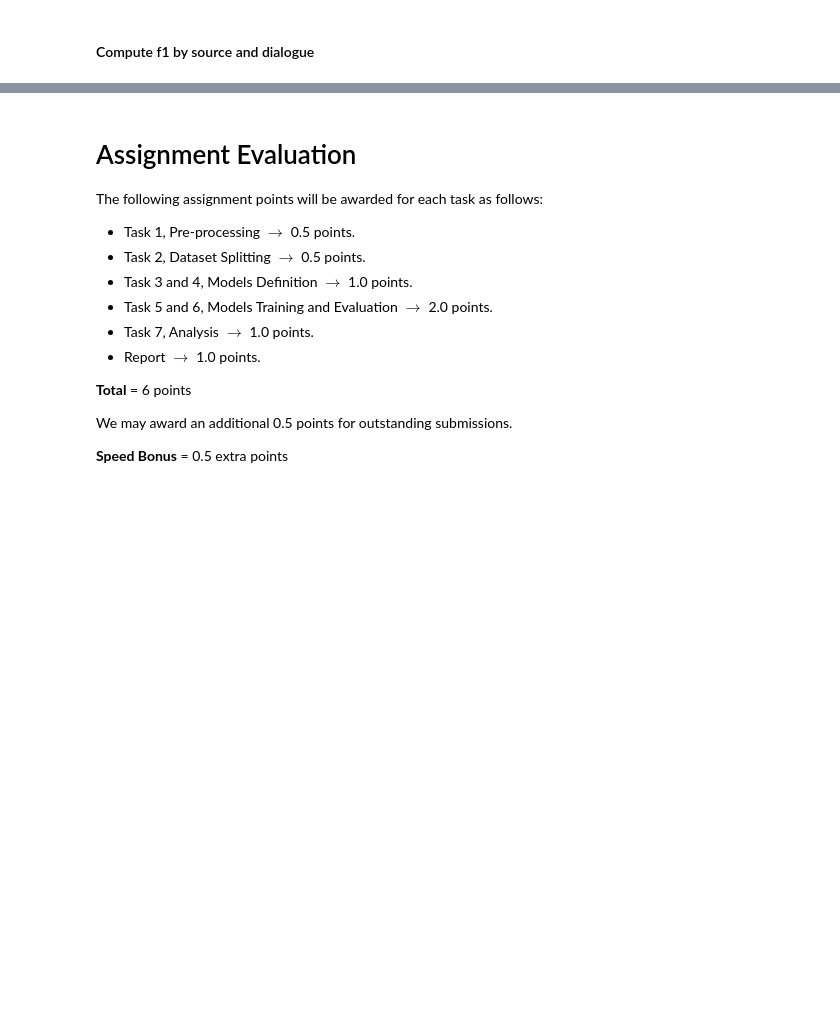
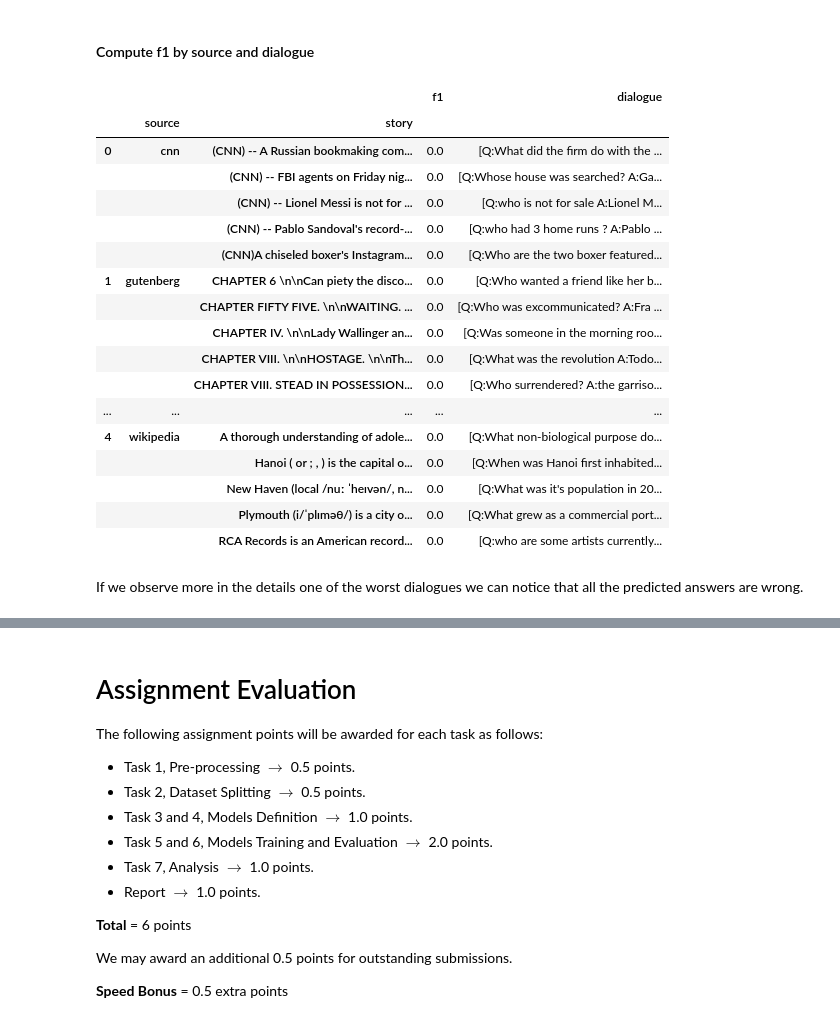
Before and after one commit to Valendrew/pos-tagging-abstractive-qa, a Jupyter notebook: Question_answering/master-nlp-ass02.ipynb, the cells around one changed output, grey strips where cells are left out. Drawn from its saved outputs; the diff is of its cells as text; code cells hidden in the pictures; blank space fills up the shorter version.

Commit message:
feat: new implementation of the evaluation and structure changes

```diff
--- a/Question_answering/master-nlp-ass02.ipynb
+++ b/Question_answering/master-nlp-ass02.ipynb
@@ -1132,0 +1223,3 @@ The f1 score is 13.405680520723562
+# %%
+model = confirm_btn.imported_model
+tokenizer = confirm_btn.imported_tokenizer
@@ -1132,0 +1228,7 @@ The f1 score is 13.405680520723562
+# %%
+x_test, _, _ = tokenize_samples(
+    dataset_test, tokenizer, with_history=True, batch_size=1024
+)
+curr_f1_score, pred_answers = compute_f1_score(model, x_test, dataset_test['answers'],
+                                               f1_metric, tokenizer, batch_size=500,
+                                               return_pred_answers=True)
@@ -1191,8 +1363,6 @@ def compute_top_worst_k(scores, questions, answers, predictions, k=5):
     print(f"\nThe worst five f1 scores are:")
     display(ranking_worst)
 # %%
-f1_scores_quest, preds, answers = compute_f1_single_questions(model, tokenizer, x_test,
-                                                        dataset_test['answers'],
-                                                        f1_metric)
+f1_scores_quest = compute_f1_single_questions(pred_answers, dataset_test['answers'], f1_metric)
 
-compute_top_worst_k(f1_scores_quest, df_final_evaluation['questions'], answers, preds, 5)
+compute_top_worst_k(f1_scores_quest, dataset_test['questions'], dataset_test['answers'], pred_answers, 5)
@@ -1216,7 +1401,7 @@ def compute_f1_group(sample, metric):
     return pd.Series({'f1':metric.compute()['f1'], 'dialogue': sumstr})
 
 
-def f1_score_source_dialogue(df, predictions, metric, drop_index=False):
+def f1_score_source_dialogue(df, predictions, metric, drop_index=None):
     '''
         Returns a DataFrame with 2 additional columns, one for the f1 score at
         a dialogue level and another for the dialogue with the questions, the
@@ -1228,8 +1413,11 @@ def f1_score_source_dialogue(df, predictions, metric, drop_index=False):
     new_df['predictions'] = predictions
 
     new_df = new_df.groupby(['source','story'], sort=True) \
-                    .apply(compute_f1_group, metric=metric) \
-                    .reset_index(drop=drop_index)
+                    .apply(compute_f1_group, metric=metric)
+
+    if drop_index is not None:
+        assert isinstance(drop_index, bool), "ERROR: drop_index needs to be a bool."
+        new_df = new_df.reset_index(drop=drop_index)
     return new_df
 # %%
 df_f1 = f1_score_source_dialogue(df_final_evaluation, pred_answers, f1_metric)
@@ -1236,0 +1425,24 @@ df_f1.head()
+# %%
+worst_5_dialogues = df_f1.groupby('source', as_index=False).apply(lambda x: x.nsmallest(5, columns=['f1']))
+display(worst_5_dialogues)
+# %% [output]
+|  |  |  | f1 | dialogue |
+|  | source | story |  |  |
+| 0 | cnn | (CNN) -- A Russian bookmaking com... | 0.0 | [Q:What did the firm do with the ... |
+|  |  | (CNN) -- FBI agents on Friday nig... | 0.0 | [Q:Whose house was searched? A:Ga... |
+|  |  | (CNN) -- Lionel Messi is not for ... | 0.0 | [Q:who is not for sale A:Lionel M... |
+|  |  | (CNN) -- Pablo Sandoval's record-... | 0.0 | [Q:who had 3 home runs ? A:Pablo ... |
+|  |  | (CNN)A chiseled boxer's Instagram... | 0.0 | [Q:Who are the two boxer featured... |
+| 1 | gutenberg | CHAPTER 6 \n\nCan piety the disco... | 0.0 | [Q:Who wanted a friend like her b... |
+|  |  | CHAPTER FIFTY FIVE. \n\nWAITING. ... | 0.0 | [Q:Who was excommunicated? A:Fra ... |
+|  |  | CHAPTER IV. \n\nLady Wallinger an... | 0.0 | [Q:Was someone in the morning roo... |
+|  |  | CHAPTER VIII. \n\nHOSTAGE. \n\nTh... | 0.0 | [Q:What was the revolution A:Todo... |
+|  |  | CHAPTER VIII. STEAD IN POSSESSION... | 0.0 | [Q:Who surrendered? A:the garriso... |
+| ... | ... | ... | ... | ... |
+| 4 | wikipedia | A thorough understanding of adole... | 0.0 | [Q:What non-biological purpose do... |
+|  |  | Hanoi ( or ; , ) is the capital o... | 0.0 | [Q:When was Hanoi first inhabited... |
+|  |  | New Haven (local /nuː ˈheɪvən/, n... | 0.0 | [Q:What was it's population in 20... |
+|  |  | Plymouth (i/ˈplɪməθ/) is a city o... | 0.0 | [Q:What grew as a commercial port... |
+|  |  | RCA Records is an American record... | 0.0 | [Q:who are some artists currently... |
+# %% [markdown]
+If we observe more in the details one of the worst dialogues we can notice that all the predicted answers are wrong.
```
Also changed, not shown: parts of 59 cells of this notebook.
